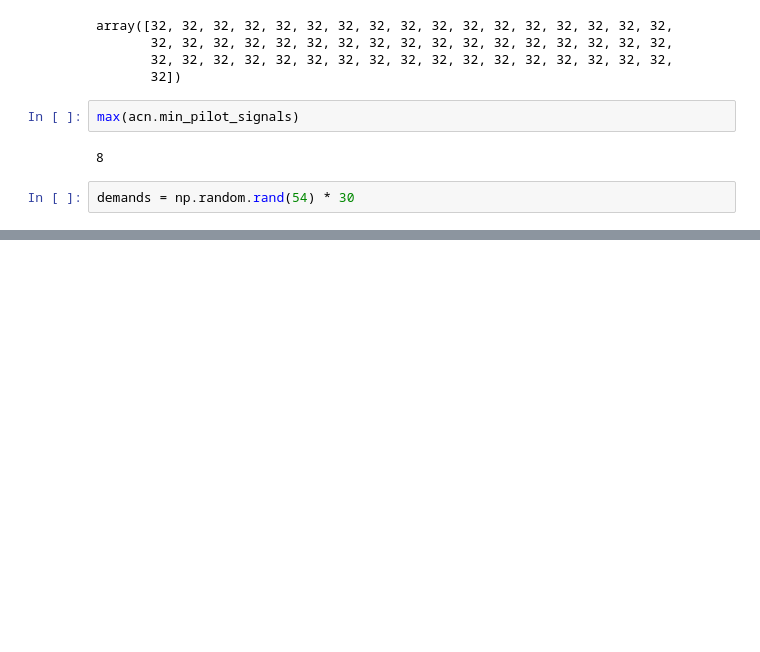
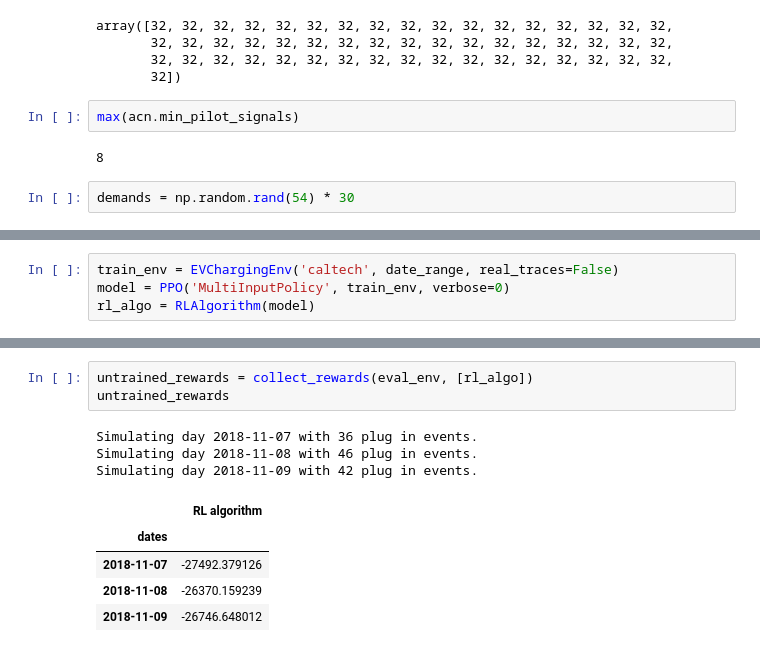
Before and after one commit to chrisyeh96/sustaingym, a Jupyter notebook: examples/baseline_algos.ipynb, the cells around one changed output, grey strips where cells are left out. Cells and saved outputs as stored; diff of their text form; blank space fills up the shorter version.

```diff
--- a/examples/baseline_algos.ipynb
+++ b/examples/baseline_algos.ipynb
@@ -390,0 +321,4 @@ True
+# %%
+train_env = EVChargingEnv('caltech', date_range, real_traces=False)
+model = PPO('MultiInputPolicy', train_env, verbose=0)
+rl_algo = RLAlgorithm(model)
@@ -390,0 +334,12 @@ True
+# %%
+untrained_rewards = collect_rewards(eval_env, [rl_algo])
+untrained_rewards
+# %% [output]
+Simulating day 2018-11-07 with 36 plug in events.
+Simulating day 2018-11-08 with 46 plug in events.
+Simulating day 2018-11-09 with 42 plug in events.
+|  | RL algorithm |
+| dates |  |
+| 2018-11-07 | -27492.379126 |
+| 2018-11-08 | -26370.159239 |
+| 2018-11-09 | -26746.648012 |
```
Also changed, not shown: parts of 18 cells of this notebook, 28 other files.
